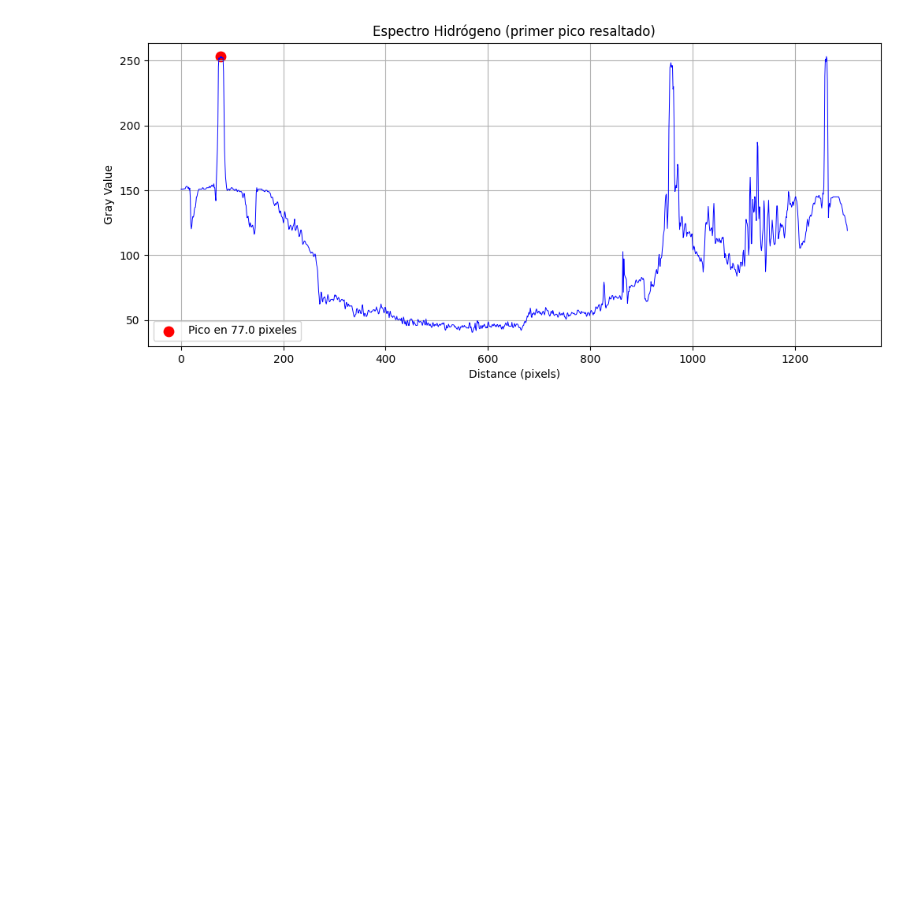
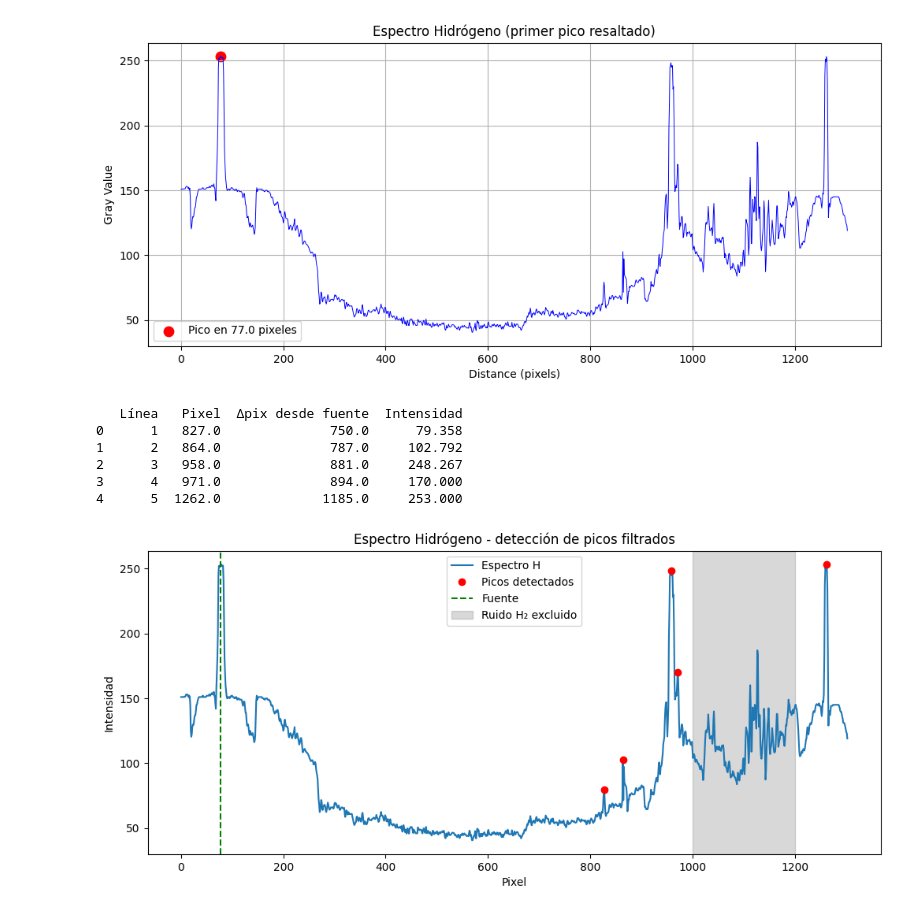
Before and after one commit to KateT840/Laboratorio_moderna, a Jupyter notebook: Lab_2/Codigo_Lab_2_hidrogeno.ipynb, the cells around one changed output. Drawn from its saved outputs; the diff is of its cells as text; code cells hidden in the pictures; blank space fills up the shorter version.

```diff
--- a/Lab_2/Codigo_Lab_2_hidrogeno.ipynb
+++ b/Lab_2/Codigo_Lab_2_hidrogeno.ipynb
@@ -111,3 +86,52 @@ plt.show()
 Primer pico en el rango 0–200 píxeles:
 Pixel = 77.0, Intensidad = 253.0
 [figure]
+# %%
+x_fuente = 77.0
+
+# --- Buscar picos con parámetros más suaves ---
+peaks, props = find_peaks(
+    y,
+    prominence=20,   # ajusta según tu espectro
+    distance=10
+)
+
+# --- Filtrar: descartar rango 1000–1200 y todo lo que esté antes de 500 ---
+valid_peaks = [
+    p for p in peaks
+    if (x[p] >= 500) and not (1000 <= x[p] <= 1200)
+]
+
+# Datos de los picos válidos
+pix_lines = x[valid_peaks]
+delta_pix = pix_lines - x_fuente
+intensity = y[valid_peaks]
+
+resultados = pd.DataFrame({
+    "Línea": range(1, len(valid_peaks)+1),
+    "Pixel": pix_lines,
+    "Δpix desde fuente": delta_pix,
+    "Intensidad": intensity
+}).sort_values("Δpix desde fuente")
+
+print(resultados)
+
+# Gráfico
+plt.figure(figsize=(12,5))
+plt.plot(x, y, label="Espectro H")
+plt.plot(pix_lines, intensity, "ro", label="Picos detectados")
+plt.axvline(x_fuente, color="g", linestyle="--", label="Fuente")
+plt.axvspan(1000, 1200, color="gray", alpha=0.3, label="Ruido H₂ excluido")
+plt.xlabel("Pixel")
+plt.ylabel("Intensidad")
+plt.title("Espectro Hidrógeno - detección de picos filtrados")
+plt.legend()
+plt.show()
+# %% [output]
+   Línea   Pixel  Δpix desde fuente  Intensidad
+0      1   827.0              750.0      79.358
+1      2   864.0              787.0     102.792
+2      3   958.0              881.0     248.267
+3      4   971.0              894.0     170.000
+4      5  1262.0             1185.0     253.000
+[figure, added]
```
Also changed, not shown: parts of 3 cells of this notebook.
